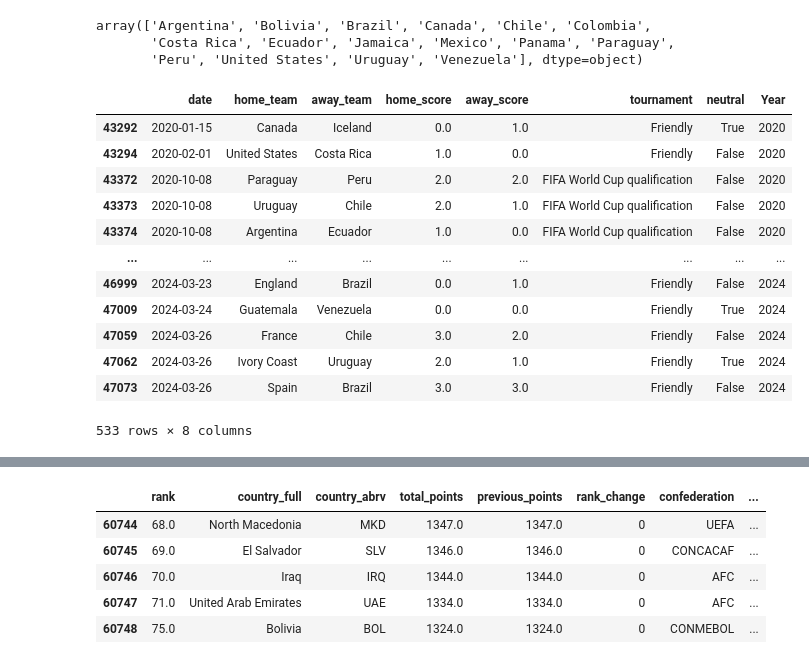
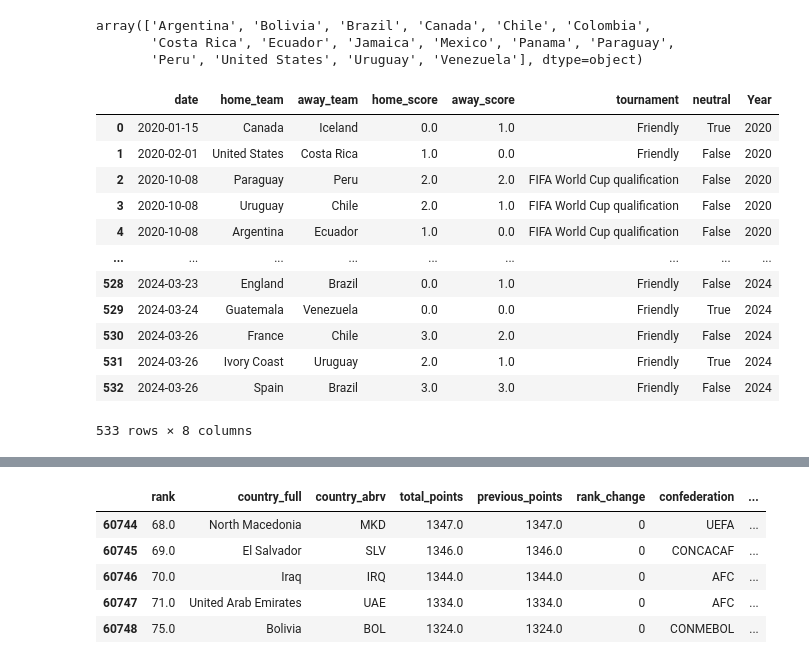
Before and after one commit to arielwendichansky/Copa-America-Model-2024, a Jupyter notebook: Copa_America_final_project.ipynb, the cells around one changed output, grey strips where cells are left out. Drawn from its saved outputs; the diff is of its cells as text; code cells hidden in the pictures.

```diff
--- a/Copa_America_final_project.ipynb
+++ b/Copa_America_final_project.ipynb
@@ -1534,37 +1560,38 @@ array(['Argentina', 'Bolivia', 'Brazil', 'Canada', 'Chile', 'Colombia',
 # %%
 # Changing date type
 hs_df['date'] = pd.to_datetime(hs_df['date'])
 
 # Adding new column year
 hs_df['Year'] = hs_df['date'] .dt.year
 
 # I will only take the played matches after 2020
 hs_df = hs_df[hs_df['Year']>= 2020]
 
 # Filter the results to include only the countries that will play the Copa America 2024
 hs_df_ht = hs_df[hs_df['home_team'].isin(playing_countries)]
 hs_df_at = hs_df[hs_df['away_team'].isin(playing_countries)]
 
 hs_df = pd.concat([hs_df_ht, hs_df_at])
 hs_df.drop_duplicates(inplace=True)
 
 # Drop the columns that are not useful
 hs_df.drop(columns=['city', 'country'] , inplace=True)
 
+hs_df.reset_index(drop=True, inplace=True)
 hs_df
 # %% [output]
 |  | date | home_team | away_team | home_score | away_score | tournament | neutral | Year |
-| 43292 | 2020-01-15 | Canada | Iceland | 0.0 | 1.0 | Friendly | True | 2020 |
-| 43294 | 2020-02-01 | United States | Costa Rica | 1.0 | 0.0 | Friendly | False | 2020 |
-| 43372 | 2020-10-08 | Paraguay | Peru | 2.0 | 2.0 | FIFA World Cup qualification | False | 2020 |
-| 43373 | 2020-10-08 | Uruguay | Chile | 2.0 | 1.0 | FIFA World Cup qualification | False | 2020 |
-| 43374 | 2020-10-08 | Argentina | Ecuador | 1.0 | 0.0 | FIFA World Cup qualification | False | 2020 |
+| 0 | 2020-01-15 | Canada | Iceland | 0.0 | 1.0 | Friendly | True | 2020 |
+| 1 | 2020-02-01 | United States | Costa Rica | 1.0 | 0.0 | Friendly | False | 2020 |
+| 2 | 2020-10-08 | Paraguay | Peru | 2.0 | 2.0 | FIFA World Cup qualification | False | 2020 |
+| 3 | 2020-10-08 | Uruguay | Chile | 2.0 | 1.0 | FIFA World Cup qualification | False | 2020 |
+| 4 | 2020-10-08 | Argentina | Ecuador | 1.0 | 0.0 | FIFA World Cup qualification | False | 2020 |
 | ... | ... | ... | ... | ... | ... | ... | ... | ... |
-| 46999 | 2024-03-23 | England | Brazil | 0.0 | 1.0 | Friendly | False | 2024 |
-| 47009 | 2024-03-24 | Guatemala | Venezuela | 0.0 | 0.0 | Friendly | True | 2024 |
-| 47059 | 2024-03-26 | France | Chile | 3.0 | 2.0 | Friendly | False | 2024 |
-| 47062 | 2024-03-26 | Ivory Coast | Uruguay | 2.0 | 1.0 | Friendly | True | 2024 |
-| 47073 | 2024-03-26 | Spain | Brazil | 3.0 | 3.0 | Friendly | False | 2024 |
+| 528 | 2024-03-23 | England | Brazil | 0.0 | 1.0 | Friendly | False | 2024 |
+| 529 | 2024-03-24 | Guatemala | Venezuela | 0.0 | 0.0 | Friendly | True | 2024 |
+| 530 | 2024-03-26 | France | Chile | 3.0 | 2.0 | Friendly | False | 2024 |
+| 531 | 2024-03-26 | Ivory Coast | Uruguay | 2.0 | 1.0 | Friendly | True | 2024 |
+| 532 | 2024-03-26 | Spain | Brazil | 3.0 | 3.0 | Friendly | False | 2024 |
 533 rows × 8 columns
 # %%
 # Adding the average team weight in each game played in the past.
```
Also changed, not shown: parts of 16 cells of this notebook.
